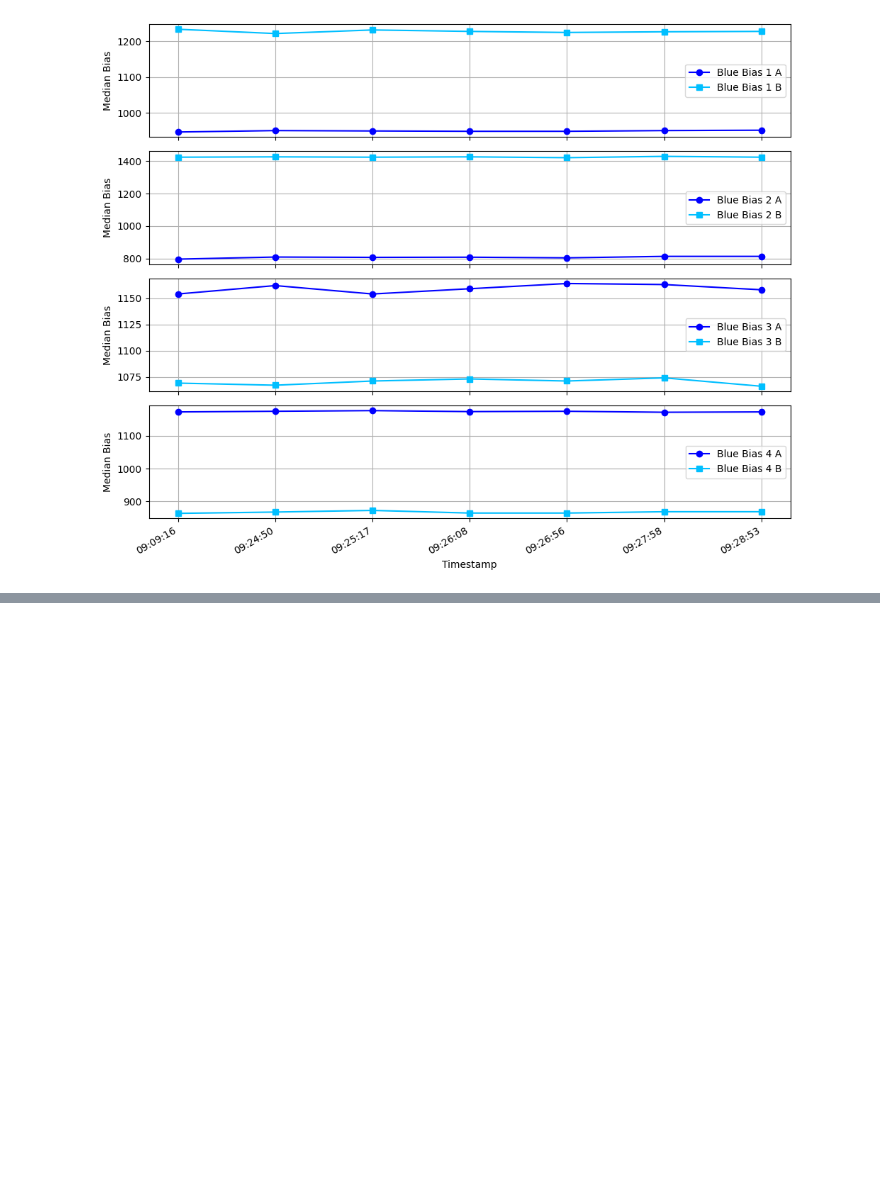
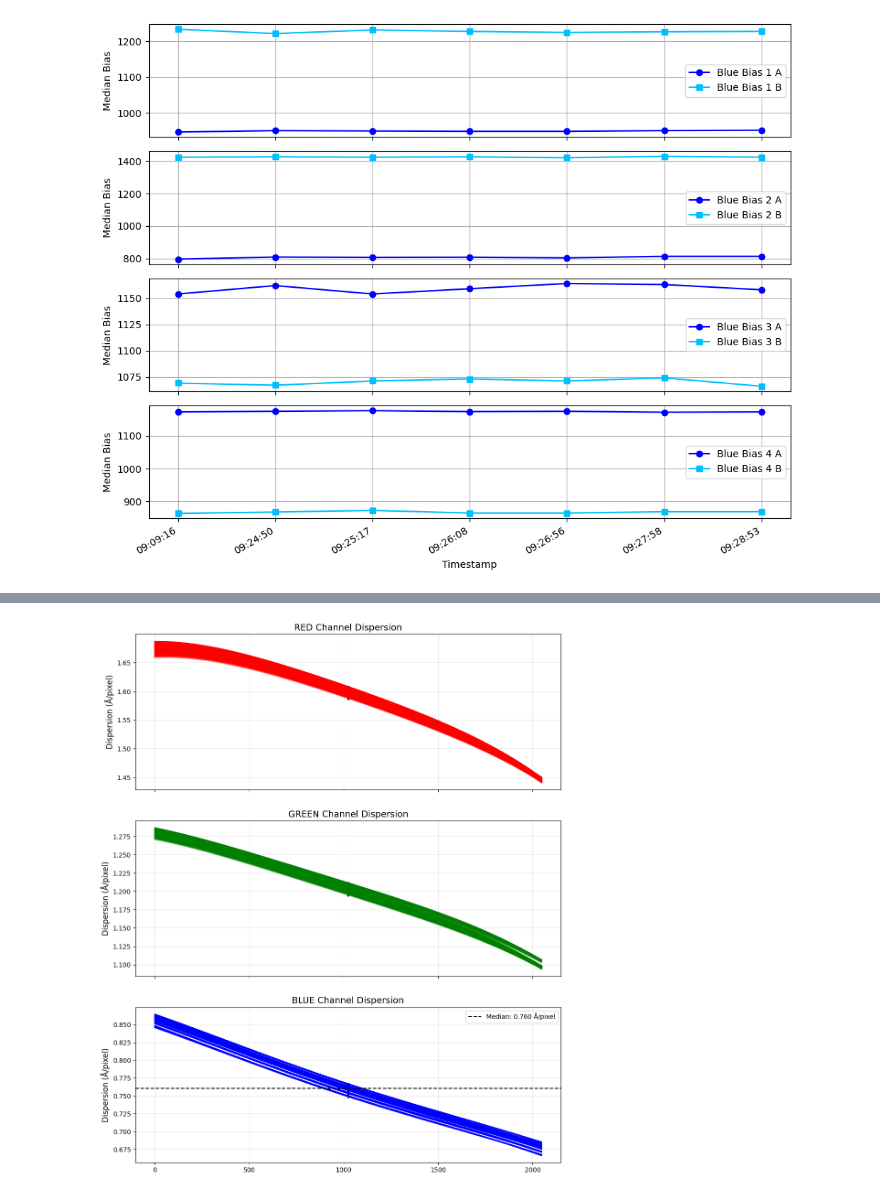
Before and after one commit to mit-kavli-institute/llamas-pyjamas, a Jupyter notebook: llamas_pyjamas/Tutorials/cal_plots.ipynb, the cells around one changed output, grey strips where cells are left out. Drawn from its saved outputs; the diff is of its cells as text; code cells hidden in the pictures; blank space fills up the shorter version.

Commit message:
Plots for dispersion analysis

```diff
--- a/llamas_pyjamas/Tutorials/cal_plots.ipynb
+++ b/llamas_pyjamas/Tutorials/cal_plots.ipynb
@@ -108,0 +112,92 @@ for i in idx:
+# %%
+import pickle
+import numpy as np
+import matplotlib.pyplot as plt
+from astropy.stats import sigma_clip
+
+arc_file = '/Users/slh/Documents/Projects/Magellan_dev/LLAMAS/llamas-pyjamas/llamas_pyjamas/LUT/LLAMAS_reference_arc.pkl'
+with open(arc_file, 'rb') as f:
+    arc_data = pickle.load(f)
+
+arcspec = arc_data['extractions']
+metadata = arc_data['metadata']
+
+print(f"Number of extractions: {len(arcspec)}")
+print(metadata)
+
+
+fig, axes = plt.subplots(3, 1, figsize=(12, 15), sharex=True)
+channel_axes = {'red': axes[0], 'green': axes[1], 'blue': axes[2]}
+colors = {'red': 'red', 'green': 'green', 'blue': 'blue'}
+
+dispersion_stats = {}
+
+
+for channel in ['red', 'green', 'blue']:
+    dispersion_stats[channel] = { 'median': [], 'min': [], 'max': [], 'fiber_nums': [], 'benchsides': [] }
+
+
+
+    # Find extensions for this channel
+    channel_extensions = [i for i in range(len(metadata))
+                        if metadata[i]['channel'] == channel]
+
+    ax = channel_axes[channel]
+
+    for ext_idx in channel_extensions:
+        benchside = f"{metadata[ext_idx]['bench']}{metadata[ext_idx]['side']}"
+
+        # Get wavelength data
+        wave_data = arcspec[ext_idx].wave
+        nfibers, npix = wave_data.shape
+        print(f"Processing {channel} channel, benchside {benchside}, {nfibers} fibers, {npix} pixels")
+        print(f"processing from arc {arcspec[ext_idx].channel} channel, benchside {arcspec[ext_idx].bench} {arcspec[ext_idx].side}")
+        # Calculate dispersion for each fiber
+        for fiber in range(nfibers):
+            # Get wavelength for this fiber
+            wave = wave_data[fiber]
+
+            # Calculate dispersion (dλ/dpixel)
+            # Using gradient function to calculate the derivative
+            dispersion = np.gradient(wave)
+
+            # Remove outliers with sigma clipping
+            dispersion_clean = sigma_clip(dispersion, sigma=3)
+            valid_mask = ~dispersion_clean.mask
+
+            if np.sum(valid_mask) > 10:  # Ensure we have enough valid points
+                median_disp = np.median(dispersion[valid_mask])
+                min_disp = np.min(dispersion[valid_mask])
+                max_disp = np.max(dispersion[valid_mask])
+
+                # Store statistics
+                dispersion_stats[channel]['median'].append(median_disp)
+                dispersion_stats[channel]['min'].append(min_disp)
+                dispersion_stats[channel]['max'].append(max_disp)
+                dispersion_stats[channel]['fiber_nums'].append(fiber)
+                dispersion_stats[channel]['benchsides'].append(benchside)
+
+                # Plot the dispersion curve for this fiber
+                x = np.arange(len(dispersion))
+                ax.plot(x, dispersion, alpha=0.1, color=colors[channel])
+
+                # Plot a point for the median dispersion
+                pixel_center = len(dispersion) // 2
+                ax.scatter(pixel_center, median_disp, s=5,
+                        color='k', alpha=0.5)
+
+    # Format the axis
+    ax.set_title(f"{channel.upper()} Channel Dispersion", fontsize=14)
+    ax.set_ylabel("Dispersion (Å/pixel)", fontsize=12)
+    ax.grid(True, alpha=0.3)
+
+# Add horizontal lines for reference
+y_median = np.median(dispersion_stats[channel]['median'])
+ax.axhline(y=y_median, color='k', linestyle='--',
+          label=f"Median: {y_median:.3f} Å/pixel")
+
+# Add legend
+ax.legend()
+
+plt.show()
+# %% [output]
@@ -108,0 +221 @@ for i in idx:
+[figure, added]
```
Also changed, not shown: parts of 2 cells of this notebook.
